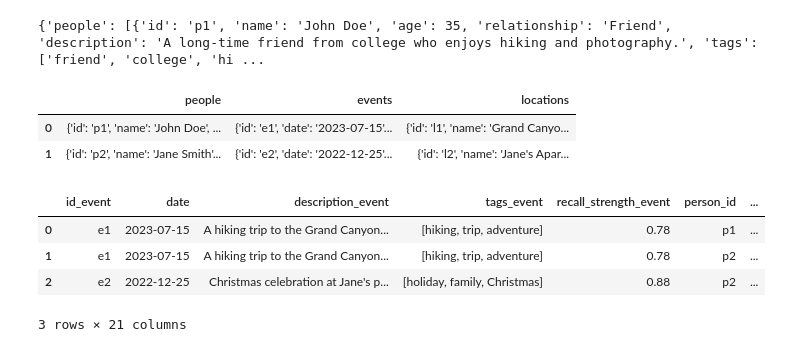
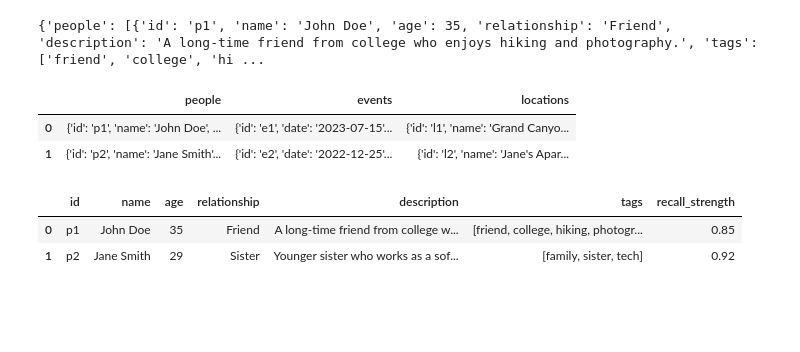
Before and after one commit to kanepickrell/memory-bridge, a Jupyter notebook: memory_bridge.ipynb, the cells around one changed output. Cells and saved outputs as stored; diff of their text form; code cells hidden in the pictures; blank space fills up the shorter version.

```diff
--- a/memory_bridge.ipynb
+++ b/memory_bridge.ipynb
@@ -11,21 +11,23 @@ import requests
 import json
 import pandas as pd
 from google.colab import files
-# %%
-import json
-
-file_path = "memory_bank.json"  # Change this to the actual path if needed
-
-try:
-    with open(file_path, "r", encoding="utf-8") as file:
-        data = json.load(file)
-        print(data)  # Remove or modify this line if you don’t want to print all data
-except FileNotFoundError:
-    print(f"Error: File '{file_path}' not found.")
-except json.JSONDecodeError:
-    print("Error: File is not valid JSON.")
-# %% [output]
-{'people': [{'id': 'p1', 'name': 'John Doe', 'age': 35, 'relationship': 'Friend', 'description': 'A long-time friend from college who enjoys hiking and photography.', 'tags': ['friend', 'college', 'hi ...
+# %%
+import requests
+
+url = "https://raw.githubusercontent.com/kanepickrell/memory-bridge/main/MemoryFiles/MemoryFileV2.json"
+response = requests.get(url)
+
+if response.status_code == 200:
+    try:
+        data = response.json()  # Parse JSON
+        print(data)
+    except requests.exceptions.JSONDecodeError:
+        print("Error: Response is not valid JSON")
+        print(response.text)  # Print the response content to debug
+else:
+    print("Error fetching file:", response.status_code)
+# %% [output]
+{'people': [{'id': 'p1', 'name': 'John Doe', 'age': 35, 'relationship': 'Friend', 'description': 'A long-time friend from college who enjoys hiking and photography.', 'tags': ['friend', 'college', 'hi ...
 # %%
 df = pd.DataFrame(data)
 # %%
@@ -57,8 +39,8 @@ df_merged = df_merged.merge(df_locations, left_on='location_id', right_on='id',
+# %%
+df_normalized = pd.json_normalize(df['people'])
 # %%
-df_merged.head()
+df_normalized.head()
 # %% [output]
-|  | id_event | date | description_event | tags_event | recall_strength_event | person_id | ... |
-| 0 | e1 | 2023-07-15 | A hiking trip to the Grand Canyon... | [hiking, trip, adventure] | 0.78 | p1 | ... |
-| 1 | e1 | 2023-07-15 | A hiking trip to the Grand Canyon... | [hiking, trip, adventure] | 0.78 | p2 | ... |
-| 2 | e2 | 2022-12-25 | Christmas celebration at Jane's p... | [holiday, family, Christmas] | 0.88 | p2 | ... |
+|  | id | name | age | relationship | description | tags | recall_strength |
+| 0 | p1 | John Doe | 35 | Friend | A long-time friend from college w... | [friend, college, hiking, photogr... | 0.85 |
+| 1 | p2 | Jane Smith | 29 | Sister | Younger sister who works as a sof... | [family, sister, tech] | 0.92 |
-3 rows × 21 columns
```
Also changed, not shown: parts of 15 cells of this notebook, 30 other files.
